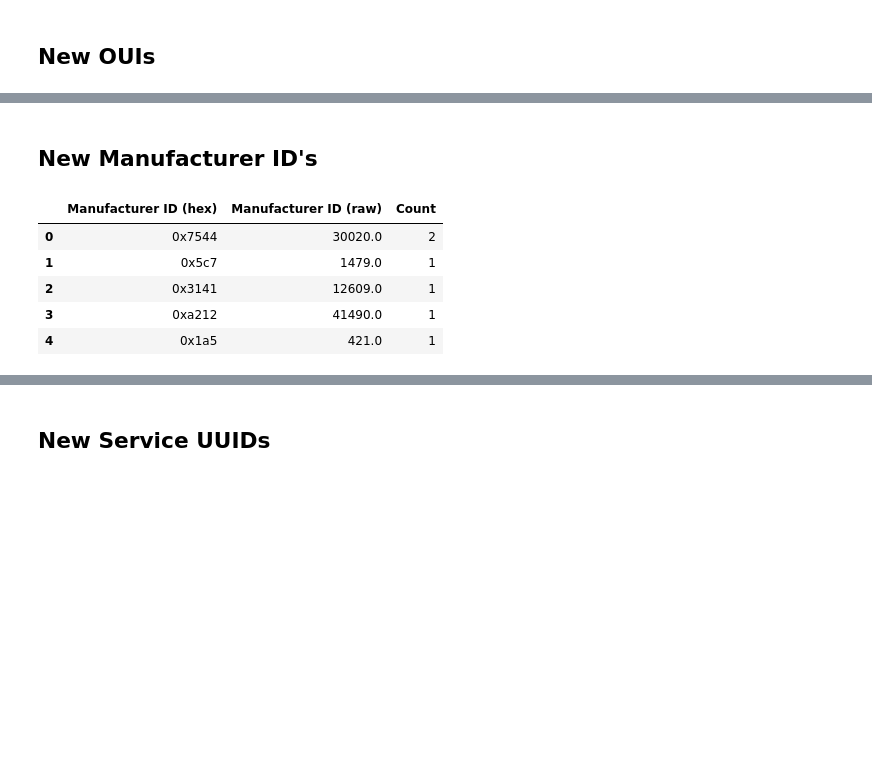
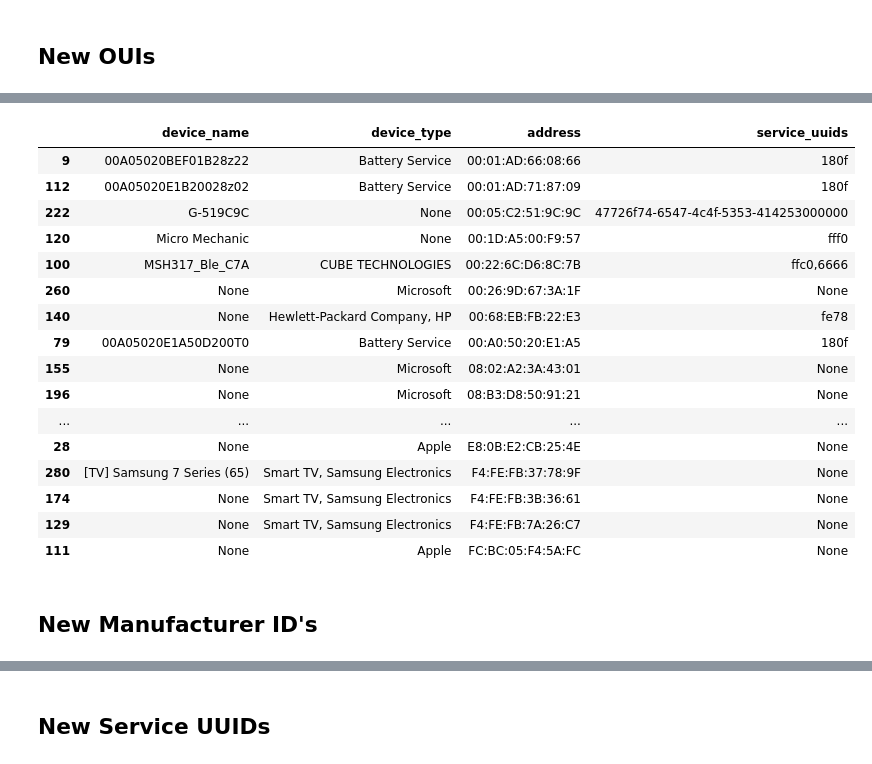
Before and after one commit to VirusFriendly/GobBLE, a Jupyter notebook: RaMBLE.ipynb, the cells around one changed output, grey strips where cells are left out. Drawn from its saved outputs; the diff is of its cells as text; code cells hidden in the pictures; blank space fills up the shorter version.

```diff
--- a/RaMBLE.ipynb
+++ b/RaMBLE.ipynb
@@ -230,13 +227,0 @@ pd.DataFrame(pd.Series(new_ouis).value_counts())
-# %%
-pd.set_option('display.max_rows', 300)
-device_report = list()
-
-for new_address in new_addresses:
-    new_device = new_devices[new_devices.address == new_address]
-
-    for device in new_device.index:
-        device_report.append(new_device.loc[device, ["device_name", "device_type", "address", "service_uuids"]].values)
-
-device_report = pd.DataFrame(device_report)
-device_report.columns = ["device_name", "device_type", "address", "service_uuids"]
-device_report
@@ -261,7 +248,26 @@ device_report
+# %%
+device_oui_report.sort_values(by="address")
+# %% [output]
+|  | device_name | device_type | address | service_uuids |
+| 9 | 00A05020BEF01B28z22 | Battery Service | 00:01:AD:66:08:66 | 180f |
+| 112 | 00A05020E1B20028z02 | Battery Service | 00:01:AD:71:87:09 | 180f |
+| 222 | G-519C9C | None | 00:05:C2:51:9C:9C | 47726f74-6547-4c4f-5353-414253000000 |
+| 120 | Micro Mechanic | None | 00:1D:A5:00:F9:57 | fff0 |
+| 100 | MSH317_Ble_C7A | CUBE TECHNOLOGIES | 00:22:6C:D6:8C:7B | ffc0,6666 |
+| 260 | None | Microsoft | 00:26:9D:67:3A:1F | None |
+| 140 | None | Hewlett-Packard Company, HP | 00:68:EB:FB:22:E3 | fe78 |
+| 79 | 00A05020E1A50D200T0 | Battery Service | 00:A0:50:20:E1:A5 | 180f |
+| 155 | None | Microsoft | 08:02:A2:3A:43:01 | None |
+| 196 | None | Microsoft | 08:B3:D8:50:91:21 | None |
+| ... | ... | ... | ... | ... |
+| 28 | None | Apple | E8:0B:E2:CB:25:4E | None |
+| 280 | [TV] Samsung 7 Series (65) | Smart TV, Samsung Electronics | F4:FE:FB:37:78:9F | None |
+| 174 | None | Smart TV, Samsung Electronics | F4:FE:FB:3B:36:61 | None |
+| 129 | None | Smart TV, Samsung Electronics | F4:FE:FB:7A:26:C7 | None |
+| 111 | None | Apple | FC:BC:05:F4:5A:FC | None |
 # %% [markdown]
 ## New Manufacturer ID's
 # %%
-pd.set_option('display.max_rows', 100)
 old_msds = old_devices['msd_key'].dropna(how='any').sort_values().unique()
 new_msds = new_devices.copy()
 
@@ -279,11 +285,13 @@ for msd_key in msd_table.index:
 msd_counts = pd.DataFrame(msd_counts)
 msd_counts.columns = ["Manufacturer ID (hex)", "Manufacturer ID (raw)", "Count"]
 
-msd_counts
+device_report = list()
+
+for new_msd in msd_counts["Manufacturer ID (raw)"]:
+    new_device = new_devices[new_devices.msd_key == new_msd]
+
+    for device in new_device.index:
+        device_report.append(new_device.loc[device, ["device_name", "device_type", "address", "service_uuids", "msd_key"]].values)
+
+device_msd_report = pd.DataFrame(device_report)
+device_msd_report.columns = ["device_name", "device_type", "address", "service_uuids", "Manufacturer ID (raw)"]
-# %% [output]
-|  | Manufacturer ID (hex) | Manufacturer ID (raw) | Count |
-| 0 | 0x7544 | 30020.0 | 2 |
-| 1 | 0x5c7 | 1479.0 | 1 |
-| 2 | 0x3141 | 12609.0 | 1 |
-| 3 | 0xa212 | 41490.0 | 1 |
-| 4 | 0x1a5 | 421.0 | 1 |
```
Also changed, not shown: parts of 32 cells of this notebook, 1 other file.
